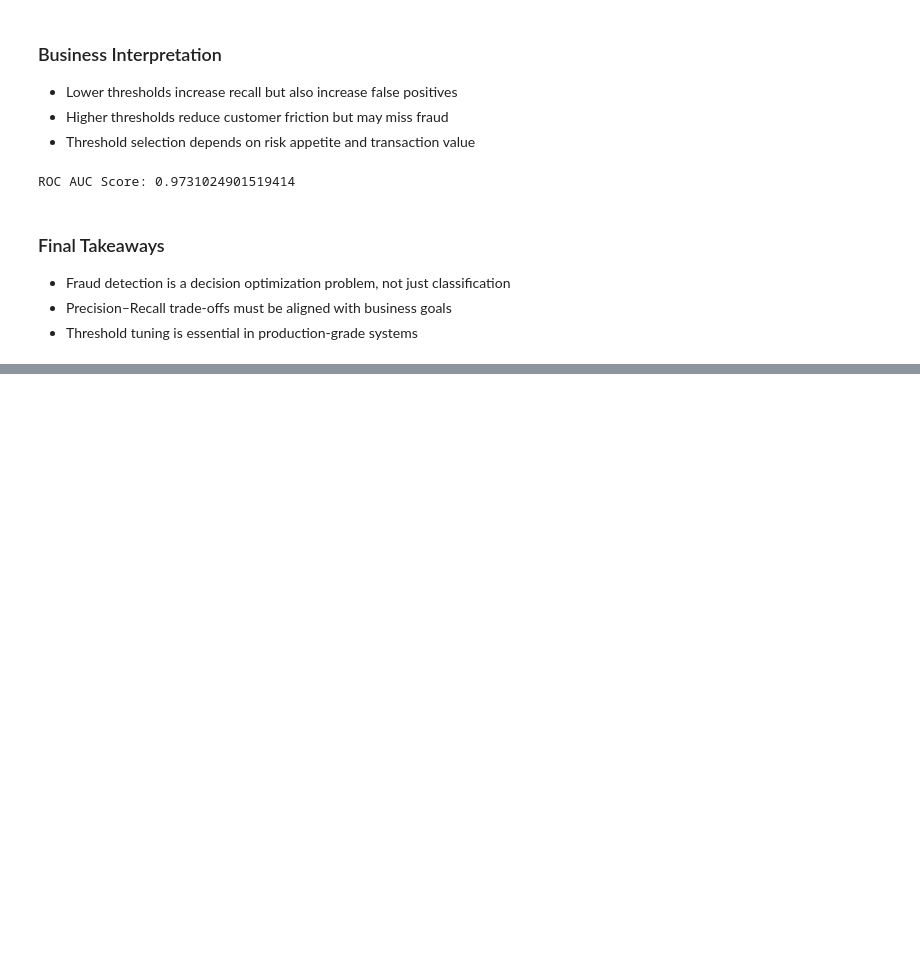
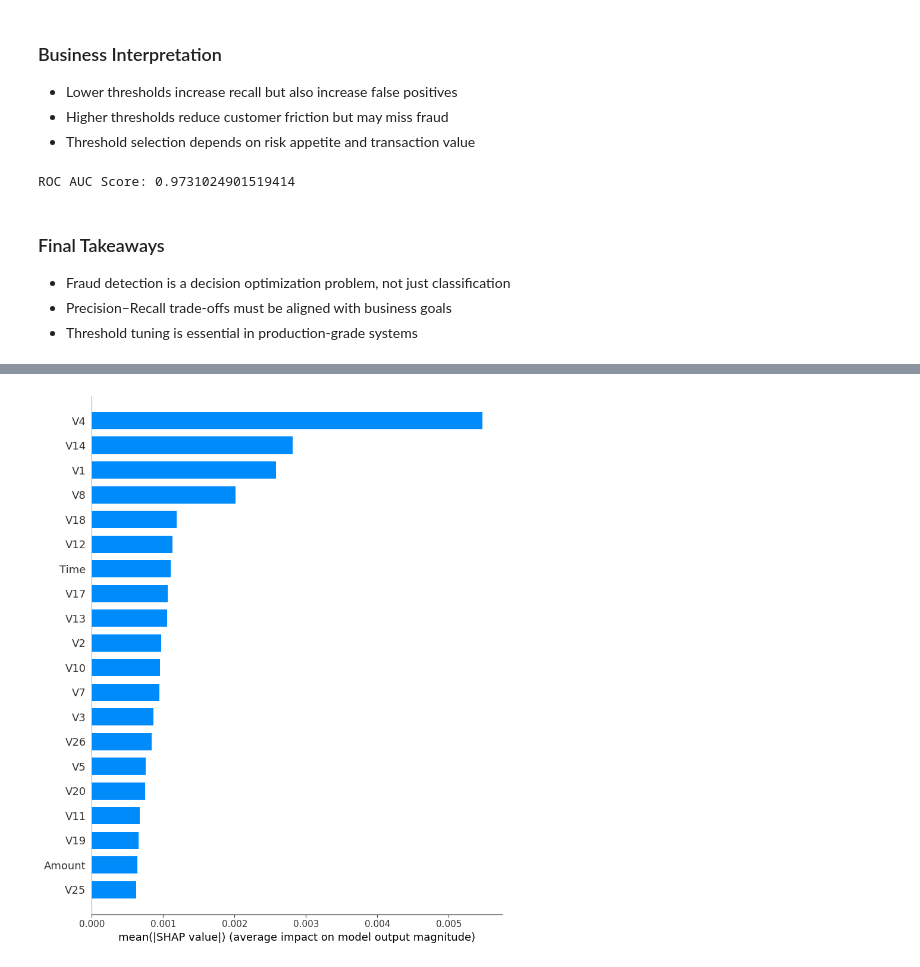
Before and after one commit to thepadmashali17/SentinelPay---Ai-Powered-fraud-detection, a Jupyter notebook: SentinelPay/ml/notebooks/03_fraud_detection_models.ipynb, the cells around one changed output, grey strips where cells are left out. Drawn from its saved outputs; the diff is of its cells as text; code cells hidden in the pictures; blank space fills up the shorter version.

Commit message:
explainable AI using SHAP Explainer

```diff
--- a/SentinelPay/ml/notebooks/03_fraud_detection_models.ipynb
+++ b/SentinelPay/ml/notebooks/03_fraud_detection_models.ipynb
@@ -197,0 +248,19 @@ ROC AUC Score: 0.9731024901519414
+# %%
+import shap
+
+# Sample for performance
+sample_X = X_train.sample(1000, random_state=42)
+
+# Use the modern unified explainer
+explainer = shap.Explainer(rf_model, sample_X)
+
+# Get SHAP explanation object
+shap_values = explainer(sample_X)
+# %%
+shap.summary_plot(
+    shap_values.values[:, :, 1],
+    sample_X,
+    plot_type="bar"
+)
+# %% [output]
+[figure, added]
```
Also changed, not shown: parts of 6 cells of this notebook.
